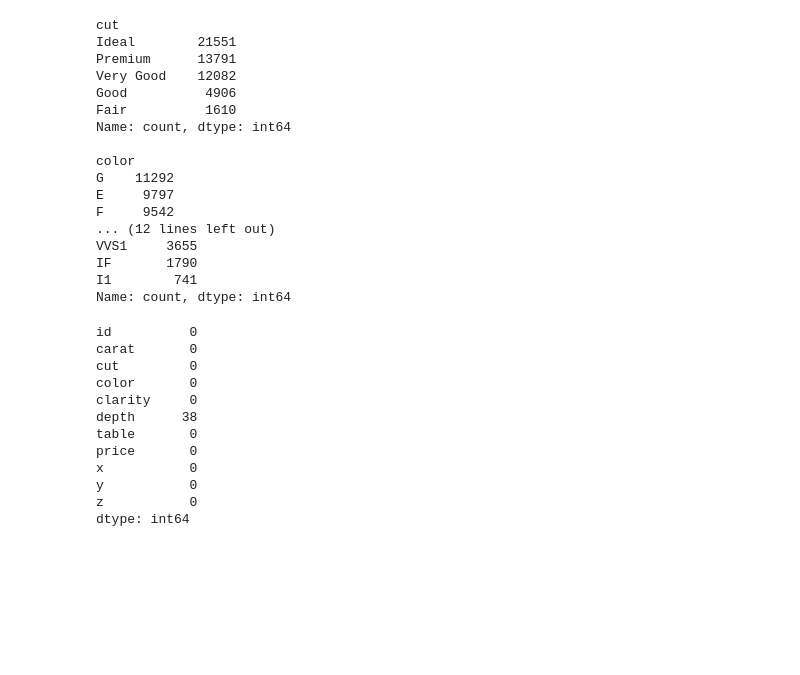
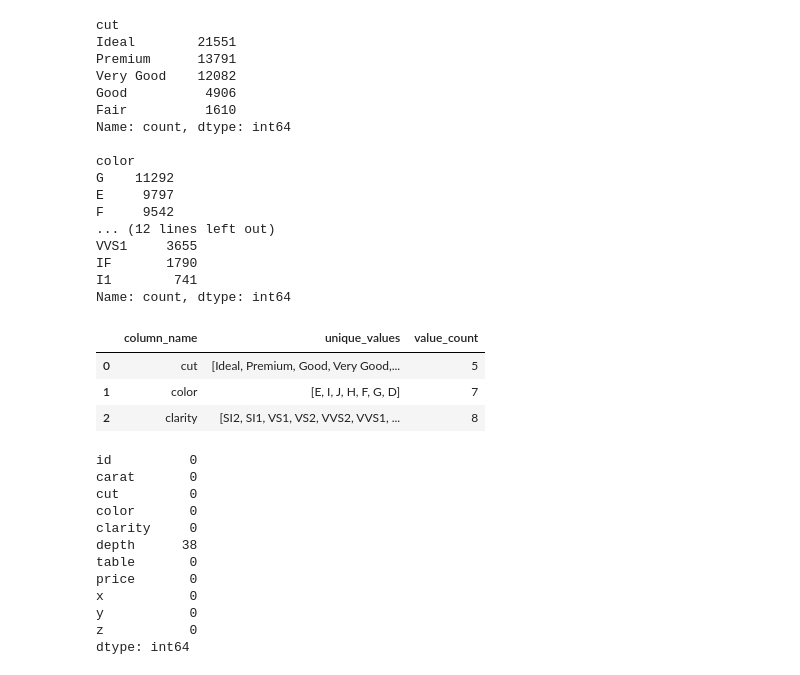
Before and after one commit to imivi/ml-examples, a Jupyter notebook: docs/classification_diamonds.ipynb, the cells around one changed output. Cells and saved outputs as stored; diff of their text form; code cells hidden in the pictures; blank space fills up the shorter version.

Commit message:
Add get_all_categories function

```diff
--- a/docs/classification_diamonds.ipynb
+++ b/docs/classification_diamonds.ipynb
@@ -88,6 +88,30 @@ VVS1     3655
 IF       1790
 I1        741
 Name: count, dtype: int64
+# %%
+# Check categorical columns
+
+def get_all_categories(df):
+    """Get names and unique values for every column with type 'object'"""
+
+    obj_cols = df.select_dtypes(include=['object']).columns
+    data = []
+
+    for col in obj_cols:
+        data.append({
+            'column_name': col,
+            'unique_values': df[col].unique().tolist(),
+            'value_count': len(df[col].unique()),
+        })
+
+    return pd.DataFrame(data)
+
+get_all_categories(df)
+# %% [output]
+|  | column_name | unique_values | value_count |
+| 0 | cut | [Ideal, Premium, Good, Very Good,... | 5 |
+| 1 | color | [E, I, J, H, F, G, D] | 7 |
+| 2 | clarity | [SI2, SI1, VS1, VS2, VVS2, VVS1, ... | 8 |
 # %%
 # Controlliamo meglio se ci sono valori nulli
 df.isna().sum()
```
Also changed, not shown: 3 other files.
